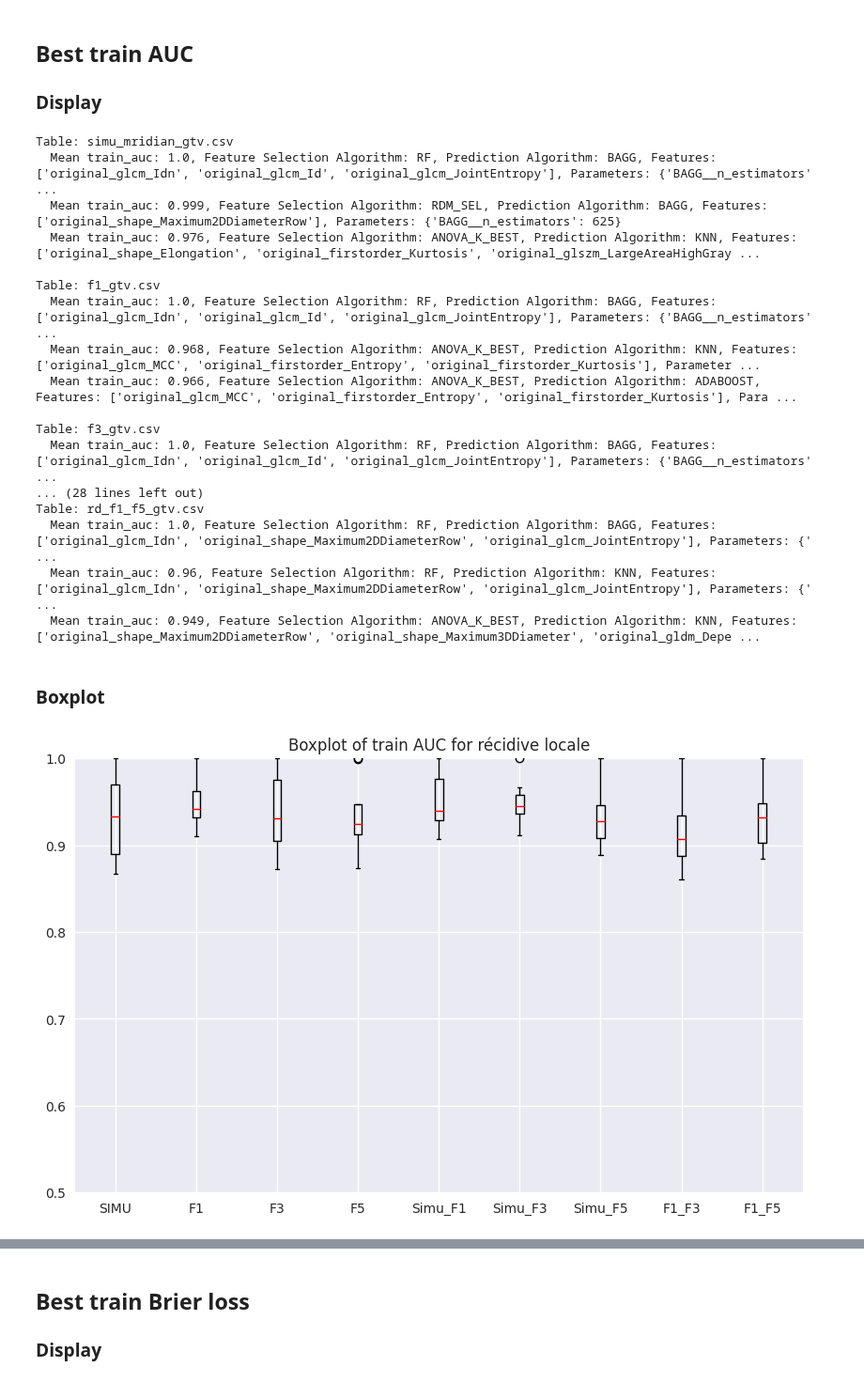
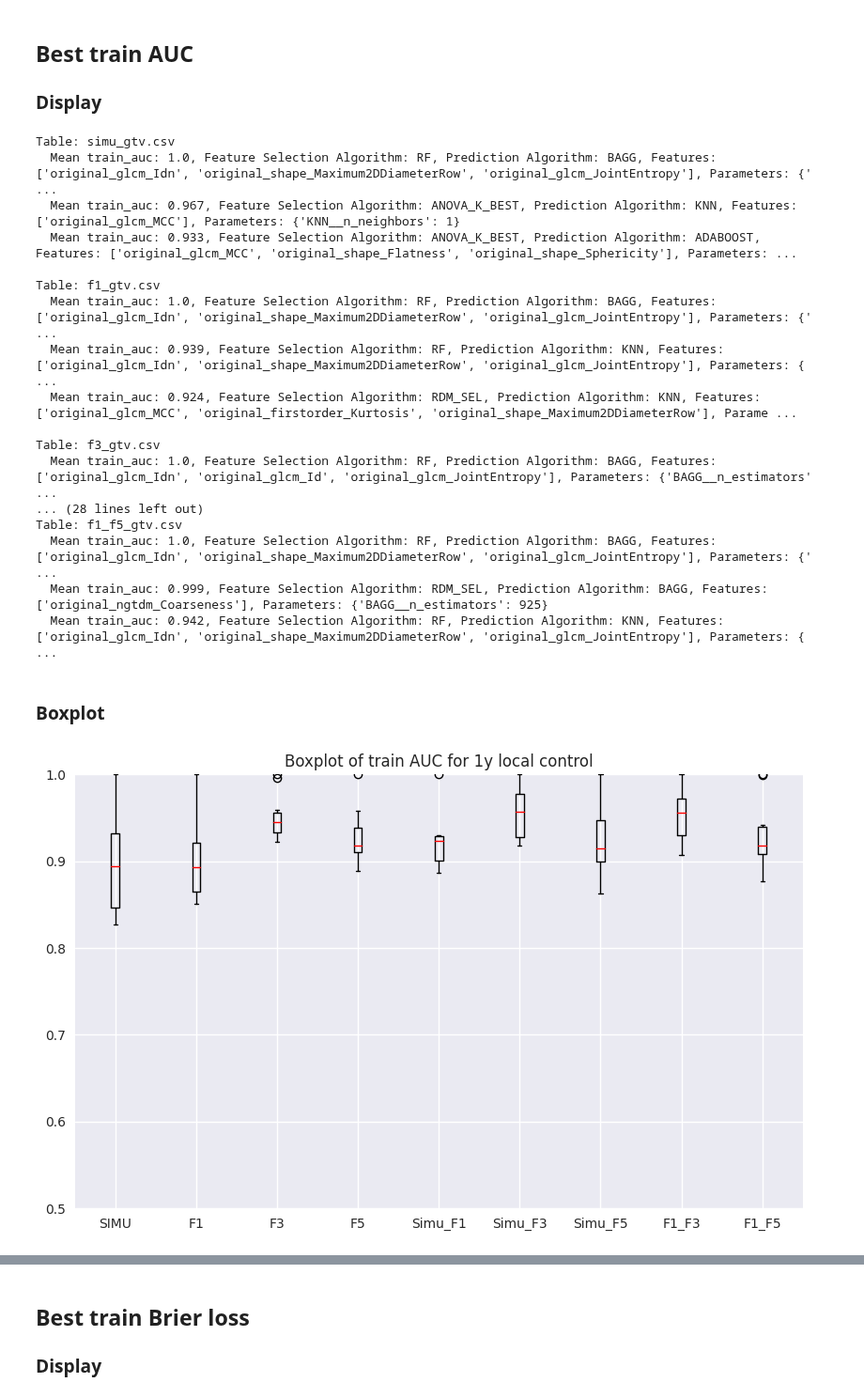
Before and after one commit to ftach/delta-rad, a Jupyter notebook: 1D_radiomics/analyze_results_0.35T.ipynb, the cells around one changed output, grey strips where cells are left out. Shown at 94% size. Drawn from its saved outputs; the diff is of its cells as text; code cells hidden in the pictures.

```diff
--- a/1D_radiomics/analyze_results_0.35T.ipynb
+++ b/1D_radiomics/analyze_results_0.35T.ipynb
@@ -35,7 +33,8 @@ dict_keys(['simu_mridian_gtv.csv', 'f1_gtv.csv', 'f3_gtv.csv', 'f5_gtv.csv', 'rd
 # %%
 pred_algo = "RF"
 feat_sel_algo = "ANOVA_K_BEST"
-inter_res = results['simu_mridian_gtv.csv'][feat_sel_algo][pred_algo]['Récidive Locale']
+outcome = "one_year_local_control_status"
+inter_res = results['simu_gtv.csv'][feat_sel_algo][pred_algo][outcome]
 #for table in delta_rad_tables:
 for nb_features in inter_res.keys():
     print(nb_features, inter_res[nb_features]['features'])
@@ -76,37 +75,37 @@ Test specificity: 0.5418181818181816 (0.5418181818181816; 0.5418181818181816)
 ## Best train AUC
 ### Display
 # %%
-top_results = analysis_functions.get_top_results(results, delta_rad_tables, feat_sel_algo_list, pred_algo_list, metric='train_auc', k = 10)
+top_results = analysis_functions.get_top_results(results, delta_rad_tables, feat_sel_algo_list, pred_algo_list, outcome, metric='train_auc', k = 10)
 analysis_functions.print_top_results(top_results, metric='train_auc')
 # %% [output]
-Table: simu_mridian_gtv.csv
-  Mean train_auc: 1.0, Feature Selection Algorithm: RF, Prediction Algorithm: BAGG, Features: ['original_glcm_Idn', 'original_glcm_Id', 'original_glcm_JointEntropy'], Parameters: {'BAGG__n_estimators' ...
-  Mean train_auc: 0.999, Feature Selection Algorithm: RDM_SEL, Prediction Algorithm: BAGG, Features: ['original_shape_Maximum2DDiameterRow'], Parameters: {'BAGG__n_estimators': 625}
-  Mean train_auc: 0.976, Feature Selection Algorithm: ANOVA_K_BEST, Prediction Algorithm: KNN, Features: ['original_shape_Elongation', 'original_firstorder_Kurtosis', 'original_glszm_LargeAreaHighGray ...
+Table: simu_gtv.csv
+  Mean train_auc: 1.0, Feature Selection Algorithm: RF, Prediction Algorithm: BAGG, Features: ['original_glcm_Idn', 'original_shape_Maximum2DDiameterRow', 'original_glcm_JointEntropy'], Parameters: {' ...
+  Mean train_auc: 0.967, Feature Selection Algorithm: ANOVA_K_BEST, Prediction Algorithm: KNN, Features: ['original_glcm_MCC'], Parameters: {'KNN__n_neighbors': 1}
+  Mean train_auc: 0.933, Feature Selection Algorithm: ANOVA_K_BEST, Prediction Algorithm: ADABOOST, Features: ['original_glcm_MCC', 'original_shape_Flatness', 'original_shape_Sphericity'], Parameters: ...
 
 Table: f1_gtv.csv
-  Mean train_auc: 1.0, Feature Selection Algorithm: RF, Prediction Algorithm: BAGG, Features: ['original_glcm_Idn', 'original_glcm_Id', 'original_glcm_JointEntropy'], Parameters: {'BAGG__n_estimators' ...
-  Mean train_auc: 0.968, Feature Selection Algorithm: ANOVA_K_BEST, Prediction Algorithm: KNN, Features: ['original_glcm_MCC', 'original_firstorder_Entropy', 'original_firstorder_Kurtosis'], Parameter ...
-  Mean train_auc: 0.966, Feature Selection Algorithm: ANOVA_K_BEST, Prediction Algorithm: ADABOOST, Features: ['original_glcm_MCC', 'original_firstorder_Entropy', 'original_firstorder_Kurtosis'], Para ...
+  Mean train_auc: 1.0, Feature Selection Algorithm: RF, Prediction Algorithm: BAGG, Features: ['original_glcm_Idn', 'original_shape_Maximum2DDiameterRow', 'original_glcm_JointEntropy'], Parameters: {' ...
+  Mean train_auc: 0.939, Feature Selection Algorithm: RF, Prediction Algorithm: KNN, Features: ['original_glcm_Idn', 'original_shape_Maximum2DDiameterRow', 'original_glcm_JointEntropy'], Parameters: { ...
+  Mean train_auc: 0.924, Feature Selection Algorithm: RDM_SEL, Prediction Algorithm: KNN, Features: ['original_glcm_MCC', 'original_firstorder_Kurtosis', 'original_shape_Maximum2DDiameterRow'], Parame ...
 
 Table: f3_gtv.csv
   Mean train_auc: 1.0, Feature Selection Algorithm: RF, Prediction Algorithm: BAGG, Features: ['original_glcm_Idn', 'original_glcm_Id', 'original_glcm_JointEntropy'], Parameters: {'BAGG__n_estimators' ...
 ... (28 lines left out)
-Table: rd_f1_f5_gtv.csv
+Table: f1_f5_gtv.csv
   Mean train_auc: 1.0, Feature Selection Algorithm: RF, Prediction Algorithm: BAGG, Features: ['original_glcm_Idn', 'original_shape_Maximum2DDiameterRow', 'original_glcm_JointEntropy'], Parameters: {' ...
-  Mean train_auc: 0.96, Feature Selection Algorithm: RF, Prediction Algorithm: KNN, Features: ['original_glcm_Idn', 'original_shape_Maximum2DDiameterRow', 'original_glcm_JointEntropy'], Parameters: {' ...
-  Mean train_auc: 0.949, Feature Selection Algorithm: ANOVA_K_BEST, Prediction Algorithm: KNN, Features: ['original_shape_Maximum2DDiameterRow', 'original_shape_Maximum3DDiameter', 'original_gldm_Depe ...
+  Mean train_auc: 0.999, Feature Selection Algorithm: RDM_SEL, Prediction Algorithm: BAGG, Features: ['original_ngtdm_Coarseness'], Parameters: {'BAGG__n_estimators': 925}
+  Mean train_auc: 0.942, Feature Selection Algorithm: RF, Prediction Algorithm: KNN, Features: ['original_glcm_Idn', 'original_shape_Maximum2DDiameterRow', 'original_glcm_JointEntropy'], Parameters: { ...
 # %% [markdown]
 ### Boxplot
 # %%
 plt.style.use('seaborn-v0_8')
 widths = 0.1
 medianprops = dict(linestyle='-', linewidth=1, color='red')
 data = analysis_functions.get_top_results_to_plot(top_results)
 plt.figure(figsize=(10, 6))
 _ = plt.boxplot(data.values(), widths=widths, medianprops=medianprops)
-plt.title(f'Boxplot of train AUC for récidive locale')
+plt.title(f'Boxplot of train AUC for 1y local control')
 plt.ylim([0.5, 1])
 _ = plt.xticks(range(1, len(delta_rad_tables) + 1), nice_tables)
 # %% [output]
-[figure, old version]
+[figure, new version]
```
Also changed, not shown: parts of 26 cells of this notebook, 9 other files.
